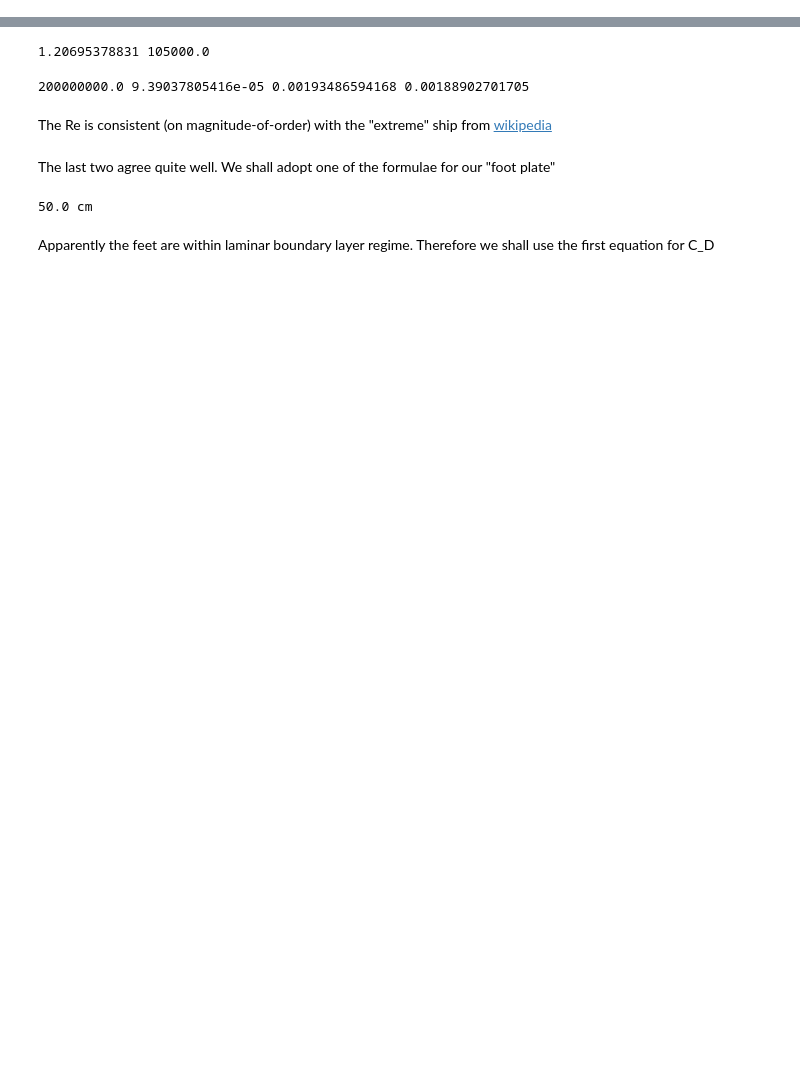
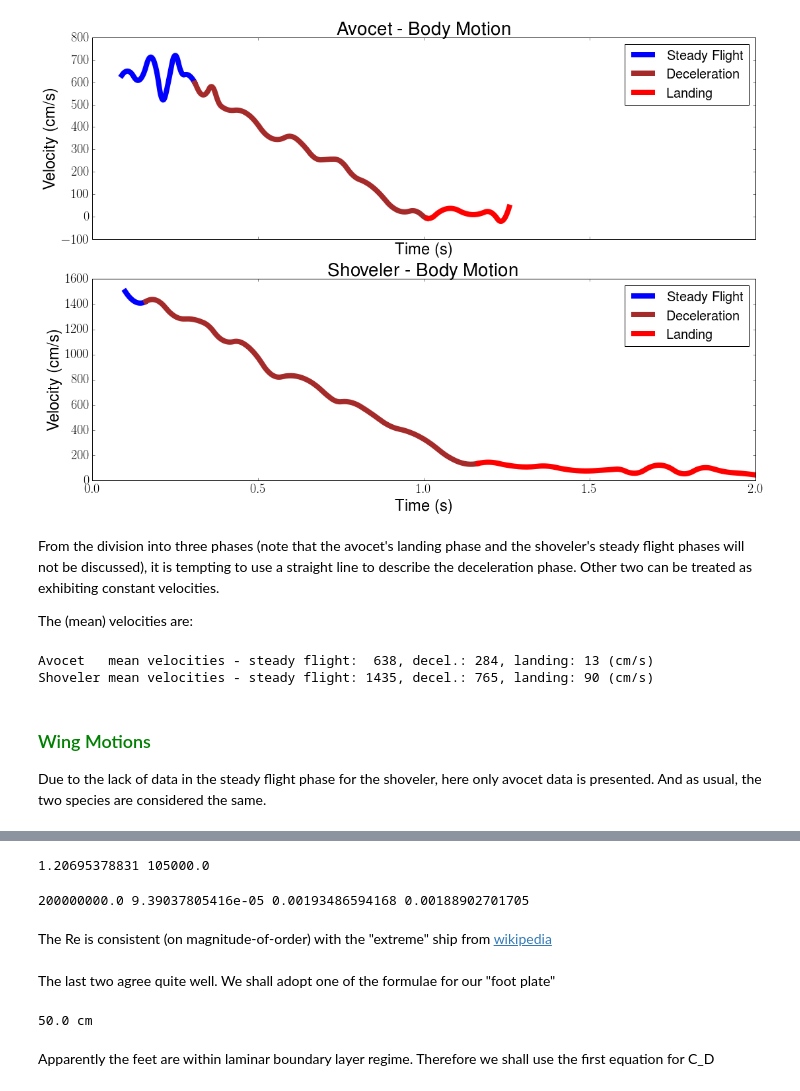
Before and after one commit to Ravirajadrangi/Biomechanics-of-Flight., a Jupyter notebook: others/estimates.ipynb, the cells around one changed output, grey strips where cells are left out. Saved outputs shown, nothing was run; the diff lists cells and outputs as text; code cells hidden in the pictures; blank space fills up the shorter version.

```diff
--- a/others/estimates.ipynb
+++ b/others/estimates.ipynb
@@ -7,0 +51,36 @@ from astropy import constants as c
+# %%
+fig, ax = plt.subplots(2, 1, sharex=True)
+
+t0_a,t1_a,t2_a = 20,130,480
+ax[0].plot(avo_ne_df['t'][t0_a:t1_a],avo_ne_df['vx'][t0_a:t1_a],c='blue',lw=8,label='Steady Flight')
+ax[0].plot(avo_ne_df['t'][t1_a:t2_a],avo_ne_df['vx'][t1_a:t2_a],c='brown',lw=8,label='Deceleration')
+ax[0].plot(avo_ne_df['t'][t2_a:],avo_ne_df['vx'][t2_a:],c='red',lw=8,label='Landing')
+ax[0].set_title('Avocet - Body Motion'); ax[0].set_xlabel('Time (s)'); ax[0].set_ylabel('Velocity (cm/s)')
+ax[0].legend()
+
+avo_b_sf_v = np.mean(avo_ne_df['vx'][t0_a:t1_a])
+avo_b_de_v = np.mean(avo_ne_df['vx'][t1_a:t2_a])
+avo_b_ld_v = np.mean(avo_ne_df['vx'][t2_a:])
+
+t1_s,t2_s = 15,255
+ax[1].plot(sho_ne_df['t'][:t1_s],sho_ne_df['vx'][:t1_s],c='blue',lw=8,label='Steady Flight')
+ax[1].plot(sho_ne_df['t'][t1_s:t2_s],sho_ne_df['vx'][t1_s:t2_s],c='brown',lw=8,label='Deceleration')
+ax[1].plot(sho_ne_df['t'][t2_s:],sho_ne_df['vx'][t2_s:],c='red',lw=8,label='Landing')
+ax[1].set_title('Shoveler - Body Motion'); ax[1].set_xlabel('Time (s)'); ax[1].set_ylabel('Velocity (cm/s)')
+ax[1].legend()
+
+sho_b_sf_v = np.mean(sho_ne_df['vx'][:t1_s])
+sho_b_de_v = np.mean(sho_ne_df['vx'][t1_s:t2_s])
+sho_b_ld_v = np.mean(sho_ne_df['vx'][t2_s:])
+# %% [output]
+[figure, added]
+# %% [markdown]
+From the division into three phases (note that the avocet's landing phase and the shoveler's steady flight phases will not be discussed), it is tempting to use a straight line to describe the deceleration phase. Other two can be treated as exhibiting constant velocities.
+
+The (mean) velocities are:
+# %%
+print 'Avocet   mean velocities - steady flight:  {0:.0f}, decel.: {1:.0f}, landing: {2:.0f} (cm/s)'.format(avo_b_sf_v,avo_b_de_v,avo_b_ld_v)
+print 'Shoveler mean velocities - steady flight: {0:.0f}, decel.: {1:.0f}, landing: {2:.0f} (cm/s)'.format(sho_b_sf_v,sho_b_de_v,sho_b_ld_v)
+# %% [output]
+Avocet   mean velocities - steady flight:  638, decel.: 284, landing: 13 (cm/s)
+Shoveler mean velocities - steady flight: 1435, decel.: 765, landing: 90 (cm/s)
@@ -7,0 +91,3 @@ from astropy import constants as c
+# %% [markdown]
+### <font color="green">Wing Motions</font>
+Due to the lack of data in the steady flight phase for the shoveler, here only avocet data is presented. And as usual, the two species are considered the same.
```
Also changed, not shown: parts of 22 cells of this notebook, 1 other file.
